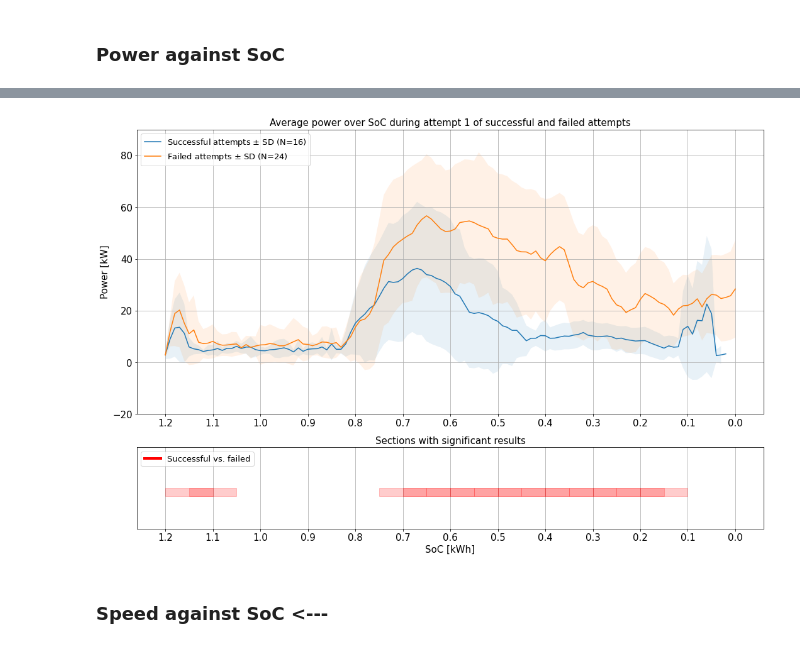
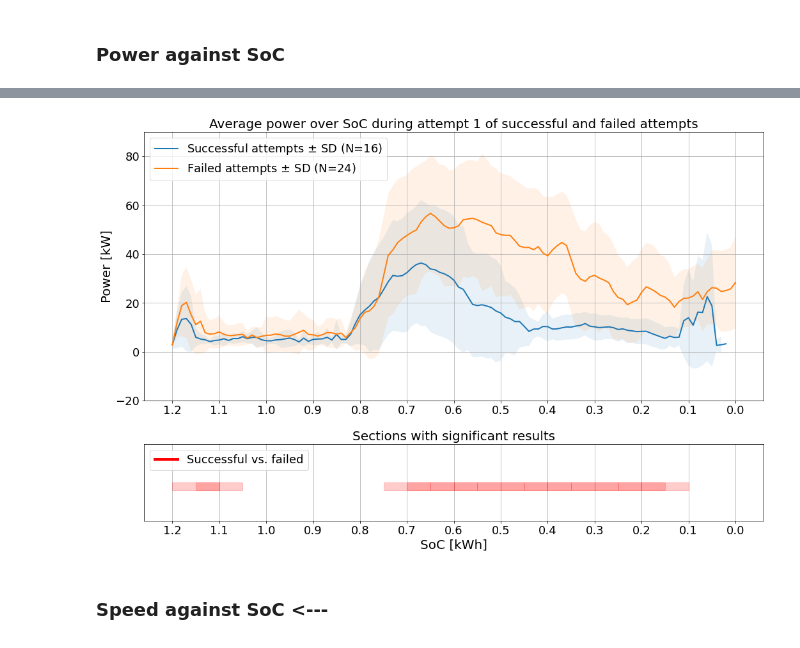
Before and after one commit to Sandsten/bev-vr-data-analysis, a Jupyter notebook: jupyter-notebooks/normalize by SoC.ipynb, the cells around one changed output, grey strips where cells are left out. Drawn from its saved outputs; the diff is of its cells as text; code cells hidden in the pictures.

```diff
--- a/jupyter-notebooks/normalize by SoC.ipynb
+++ b/jupyter-notebooks/normalize by SoC.ipynb
@@ -2743,13 +2753,13 @@ def plotGroupAverage(variable, attempt):
   all_successful_mean = average_all_evis_successful[(average_all_evis_successful.attempt == attempt_nr)]
   individual_count = len(average_individual_successful[(average_individual_successful.attempt == attempt_nr)].user_id.unique())
   label = "Successful attempts $\pm$ SD (N=" + str(individual_count) + ")"
-  ax.plot(all_successful_mean["normalizing_window"], all_successful_mean[variable_to_plot], label=label)
+  ax.plot(all_successful_mean["normalizing_window"], all_successful_mean[variable_to_plot], label=label, linewidth=2)
 
   # Failed
   all_failed_mean = average_all_evis_failed[(average_all_evis_failed.attempt == attempt_nr)]
   individual_count = len(average_individual_failed[(average_individual_failed.attempt == attempt_nr)].user_id.unique())
   label = "Failed attempts $\pm$ SD (N=" + str(individual_count) + ")"
-  ax.plot(all_failed_mean["normalizing_window"], all_failed_mean[variable_to_plot], label=label)
+  ax.plot(all_failed_mean["normalizing_window"], all_failed_mean[variable_to_plot], label=label, linewidth=2)
 
 
   # plot STD
@@ -2770,8 +2780,10 @@ def plotGroupAverage(variable, attempt):
     all_failed_mean[variable_to_plot] - all_failed_std[variable_to_plot],
     alpha=std_alpha)
 
-  ax.set_title("Average " + variables_print_pretty[variable_to_plot].lower() + " over SoC during attempt " + str(attempt) + " of successful and failed attempts")
 
+  labelSize = 20
+
+  ax.set_title("Average " + variables_print_pretty[variable_to_plot].lower() + " over SoC during attempt " + str(attempt) + " of successful and failed attempts", fontsize=labelSize)
 
   # Adjust y-range depending on variable
   if variable_to_plot == "speed":
@@ -2782,9 +2794,11 @@ def plotGroupAverage(variable, attempt):
     ax.set_ylim(0,105)
 
   ax.grid(True)
-  ax2.set_xlabel("SoC [kWh]")
-  ax.set_ylabel(variables_print_pretty[variable_to_plot] + " " + variables_unit[variable_to_plot])
+
+  ax2.set_xlabel("SoC [kWh]", fontsize=labelSize)
+  ax.set_ylabel(variables_print_pretty[variable_to_plot] + " " + variables_unit[variable_to_plot], fontsize=labelSize)
   ax.set_xticks(np.arange(0, 1.21, step=0.1))
+  ax.tick_params(labelsize=18)
   ax.invert_xaxis()
 
   ### Show significant differences ###
@@ -2795,43 +2809,44 @@ def plotGroupAverage(variable, attempt):
   ax2.set_xlim(0-padding,1.2+padding)
   ax2.get_yaxis().set_visible(False)
   ax2.grid(True)
-  ax2.set_title("Sections with significant results")
+  ax2.set_title("Sections with significant results", fontsize=20)
   ax2.set_xticks(np.arange(0, 1.21, step=0.1))
+  ax2.tick_params(labelsize=18)
   ax2.invert_xaxis()
 
   for difference in significant_differences:
     start_x = difference["section"][0]
     end_x = difference["section"][1]
     end_y = start_y + thicknes
     alpha = 0.2
 
     rect = Rectangle((start_x, start_y-thicknes),
                  end_x-start_x, end_y-start_y,
                  fill=True,
                  zorder=100,
                  alpha=alpha,
                  color="red")
 
     ax2.add_patch(rect)
 
   custom_lines = Line2D([0], [0], color="red", lw=4),
 
-  ax2.legend(custom_lines, ['Successful vs. failed'], loc="upper left")
+  ax2.legend(custom_lines, ['Successful vs. failed'], loc="upper left", fontsize=18)
 
-  ax.legend(loc="upper left")
+  ax.legend(loc="upper left", fontsize=18)
 
   plt.tight_layout()
-  #plt.savefig("/home/steve/Pictures/figures/19-4/successful-vs-failed-power-over-soc[1.2,0.05].png", dpi=200)
+  plt.savefig("/home/steve/Pictures/figures/03-5/successful-vs-failed-power-over-soc-with-search.png", dpi=200)
   #plt.savefig("/home/steve/Pictures/figures/19-4/successful-vs-failed-power-over-soc-search.png", dpi=200)
   plt.show()
 
 
 
 #!!!! Make sure to only plot the variable which we are checking for significant differences on in the cell above!!!!
-plotGroupAverage(variable, 1)
+plotGroupAverage("power_usage", 1)
 #plotGroupAverage(variable, 2)
 # %% [output]
-[figure, old version]
+[figure, new version]
 # %% [markdown]
 ### Speed against SoC <---
 # %%
```
Also changed, not shown: parts of 5 cells of this notebook, 6 other files.
